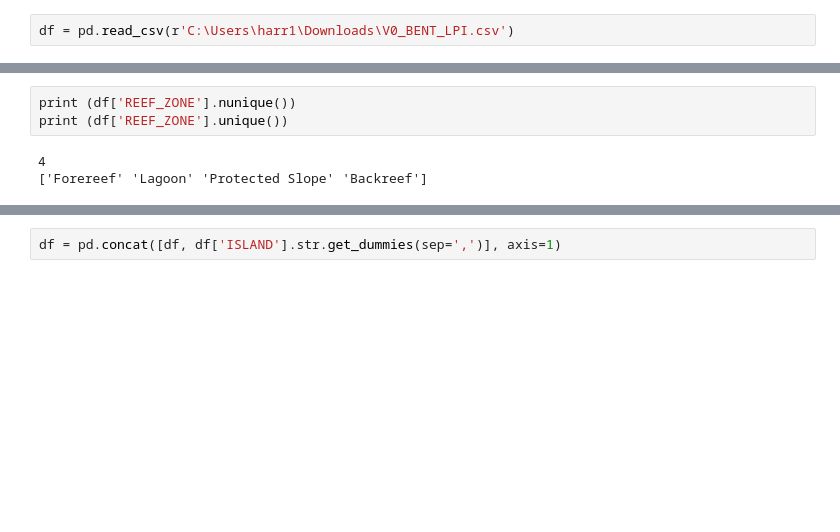
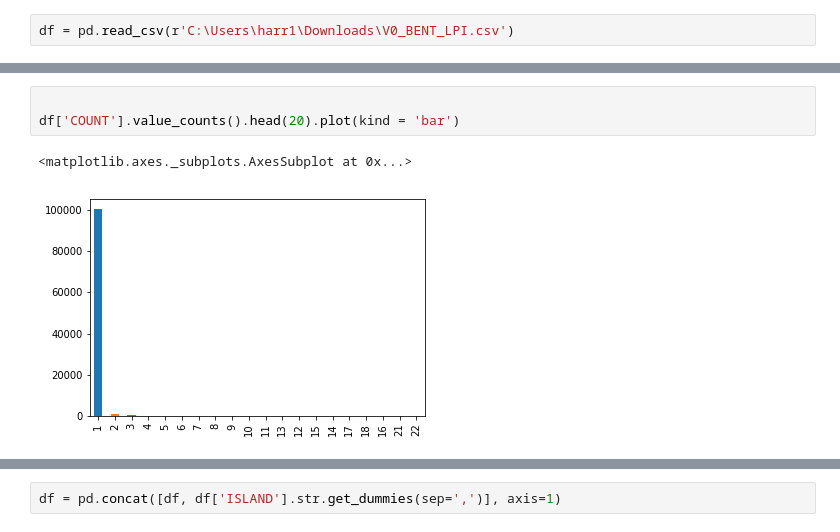
Before and after one commit to tiagofassoni/Supervised-Learning-Capstone, a Jupyter notebook: Coral Data.ipynb, the cells around one changed output, grey strips where cells are left out. Saved outputs shown, nothing was run; the diff lists cells and outputs as text; blank space fills up the shorter version.

```diff
--- a/Coral Data.ipynb
+++ b/Coral Data.ipynb
@@ -148,7 +82,7 @@ print ("Number of Islands:", df['ISLAND'].nunique())
 Number of Islands: 43
-# %%
-print (df['REEF_ZONE'].nunique())
-print (df['REEF_ZONE'].unique())
-# %% [output]
-4
-['Forereef' 'Lagoon' 'Protected Slope' 'Backreef']
+# %%
+
+df['COUNT'].value_counts().head(20).plot(kind = 'bar')
+# %% [output]
+<matplotlib.axes._subplots.AxesSubplot at 0x...>
+[figure, added]
```
Also changed, not shown: parts of 53 cells of this notebook.
